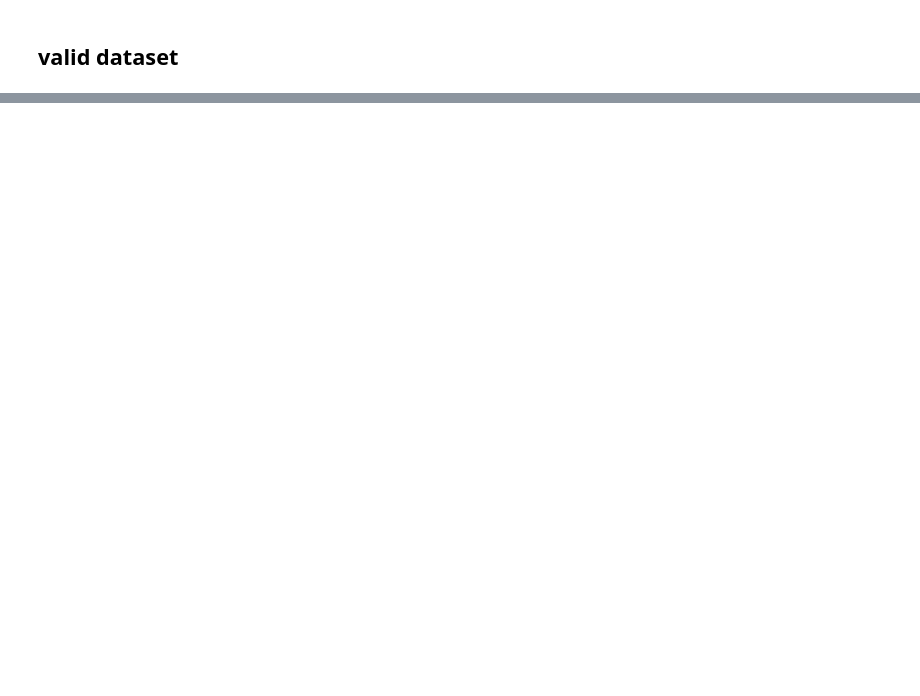
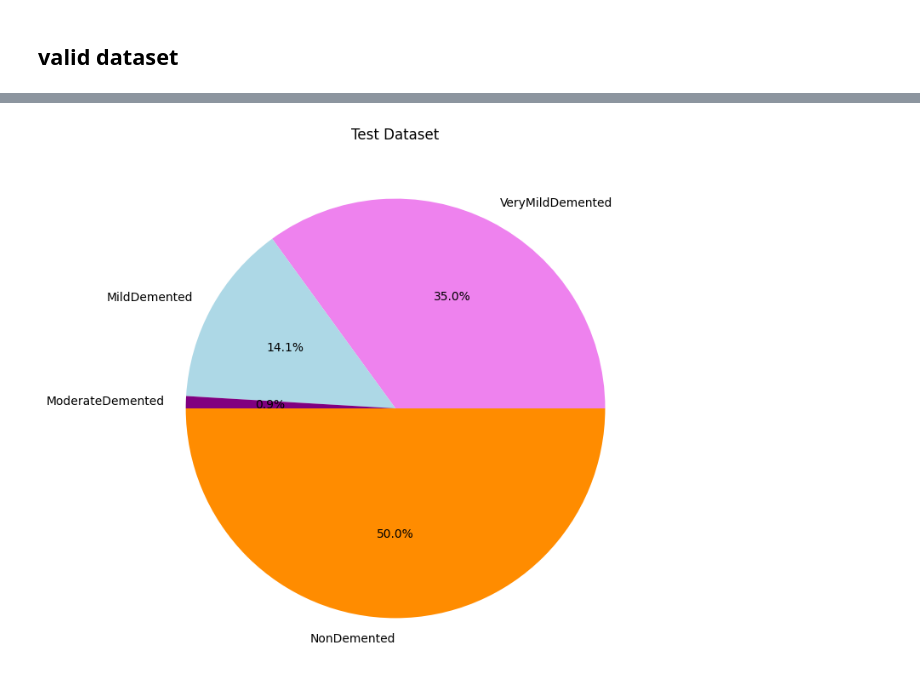
Before and after one commit to OluwatobaAdeoye/EARLY-STAGE-PREDICTION-OF-ALZHEMIER-S-DISEASE-USING-DEEP-LEARNING-ON-STRUCTURAL-MRI-DATA, a Jupyter notebook: Alzheimer_Project_(code).ipynb, the cells around one changed output, grey strips where cells are left out. Cells and saved outputs as stored; diff of their text form; code cells hidden in the pictures; blank space fills up the shorter version.

```diff
--- a/Alzheimer_Project_(code).ipynb
+++ b/Alzheimer_Project_(code).ipynb
@@ -311,0 +351,9 @@ plt.show()
+# %%
+colors=['violet','lightblue','purple','darkorange']
+# plot pie chart
+plt.figure(figsize=(10,8))
+plt.pie(test_counts.values(),labels=test_counts.keys(),colors=colors,autopct='%1.1f%%')
+plt.title('Test Dataset')
+plt.show()
+# %% [output]
+[figure, added]
```
Also changed, not shown: parts of 17 cells of this notebook.
